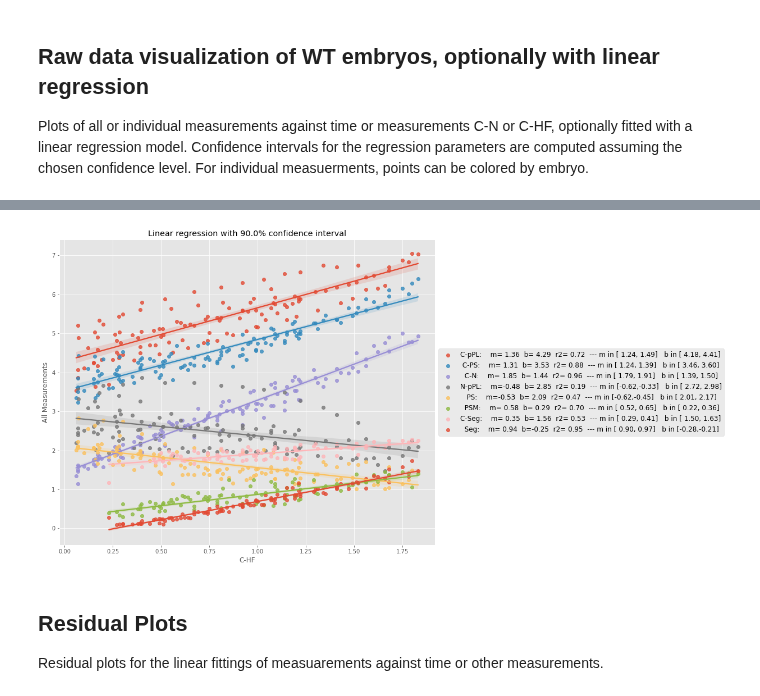
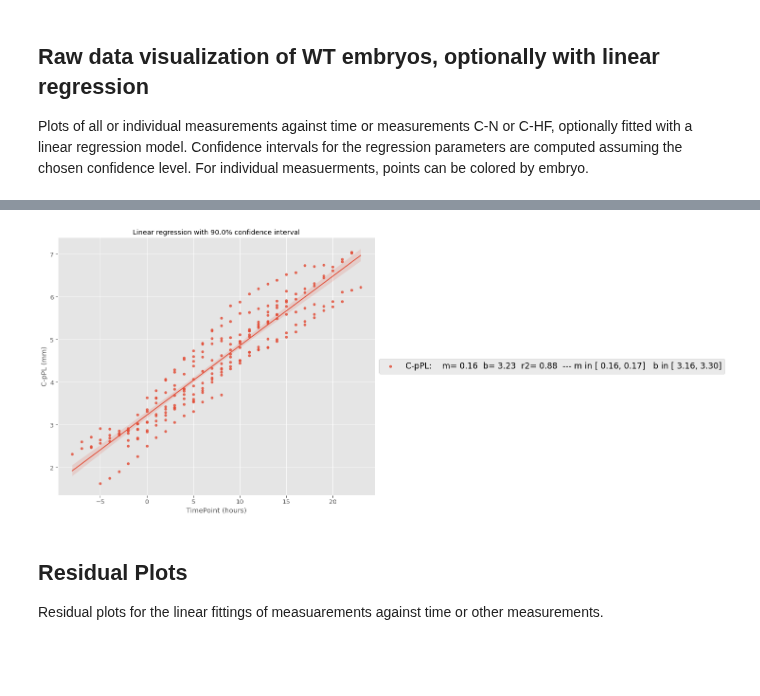
Before and after one commit to pjmartel/ChEEQ_tool, a Jupyter notebook: embryo_tool.ipynb, the cells around one changed output, grey strips where cells are left out. Cells and saved outputs as stored; diff of their text form; code cells hidden in the pictures; blank space fills up the shorter version.

Commit message:
Added units to plot labels.

```diff
--- a/embryo_tool.ipynb
+++ b/embryo_tool.ipynb
@@ -352,14 +352,14 @@ export_button(fig,"linear_confidence.pdf")
 
 regression_lines  = 'Yes' #@param ['Yes', 'No']
 fit_reg = regression_lines == 'Yes'
-measure = 'all' #@param ['all', 'C-pPL', 'C-PS', 'C-N', 'N-pPL', 'PS', 'PSM', 'C-Seg', 'Seg', 'C-HF']
+measure = 'C-pPL' #@param ['all', 'C-pPL', 'C-PS', 'C-N', 'N-pPL', 'PS', 'PSM', 'C-Seg', 'Seg', 'C-HF']
 measures = all_measures if measure == 'all' else [measure]
 color_by_embryo = "No" #@param ['No', 'Yes']
 color_by_embryo = (color_by_embryo == "Yes" and not measure == 'all')
 
 confidence_interval = "0.9" #@param [ 0.90, 0.95, 0.99]
 confidence_interval = eval(confidence_interval)
-x_var = 'C-HF' #@param ['C-N','C-HF', 'TimePoint']
+x_var = 'TimePoint' #@param ['C-N','C-HF', 'TimePoint']
 
 if measure == x_var:
   print("Can't have the same measure on both axis.")
@@ -369,35 +369,43 @@ if measure == x_var:
 
 ax.set_title(f"Linear regression with {confidence_interval:.1%} confidence interval")
 for c in measures:
   if x_var == c:
     continue
   temp_data = data_ref[[x_var, c]].copy()
   temp_data.dropna(axis=0, how='any', inplace=True)
   m, b, r, _, _ = linregress(temp_data[x_var], temp_data[c])
   _, _, _, _, m_int, b_int = linreg_interval(temp_data[x_var],
                                              temp_data[c],
                                              confidence_interval)
   label = f"{c:>5}:    m={m:5.2f}  b={b:5.2f}  r2={r*r:5.2f}"
   label = label + "  --- m in [{:5.2f},{:5.2f}]   b in [{:5.2f},{:5.2f}]".format(*m_int,*b_int)
   if len(measures) == 1 and color_by_embryo:
     plt.close(fig)
     #fig.clf()
     g=sb.lmplot(x=x_var, y=c,data=data_ref, hue="Embryo", fit_reg=False)
     fig = plt.gcf()
     fig.set_size_inches(12,10)
     sb.regplot(ax=g.ax, x=x_var, y=c,data=data_ref, label=label, fit_reg=fit_reg,scatter=False)
 
   else:
     sb.regplot(ax=ax, x=x_var, y=c,data=data_ref, label=label, fit_reg=fit_reg)
 
 #_ = ax.legend(bbox_to_anchor=(1,0.65))
-y_label = "All Measurements" if measure == 'all' else measure
+if measure == 'all':
+  y_label = "All Measurements"
+else:
+  y_label = measure + " (mm)"
 _ = ax.set_ylabel(y_label)
+if x_var == "TimePoint":
+  _ = ax.set_xlabel(ax.get_xlabel()+" (hours)")
+else:
+  _ = ax.set_xlabel(ax.get_xlabel()+" (mm)")
+
 if fit_reg and not color_by_embryo :
   _ = ax.legend(bbox_to_anchor=(1.,0.5), loc=('center left'),prop=fontP)
 # %% [output]
 [interactive output not drawn]
-[figure, old version]
+[figure, new version]
 # %% [markdown]
 ## Residual Plots
 Residual plots for the linear fittings of measuarements against time or other measurements.
```
Also changed, not shown: parts of 5 cells of this notebook.
